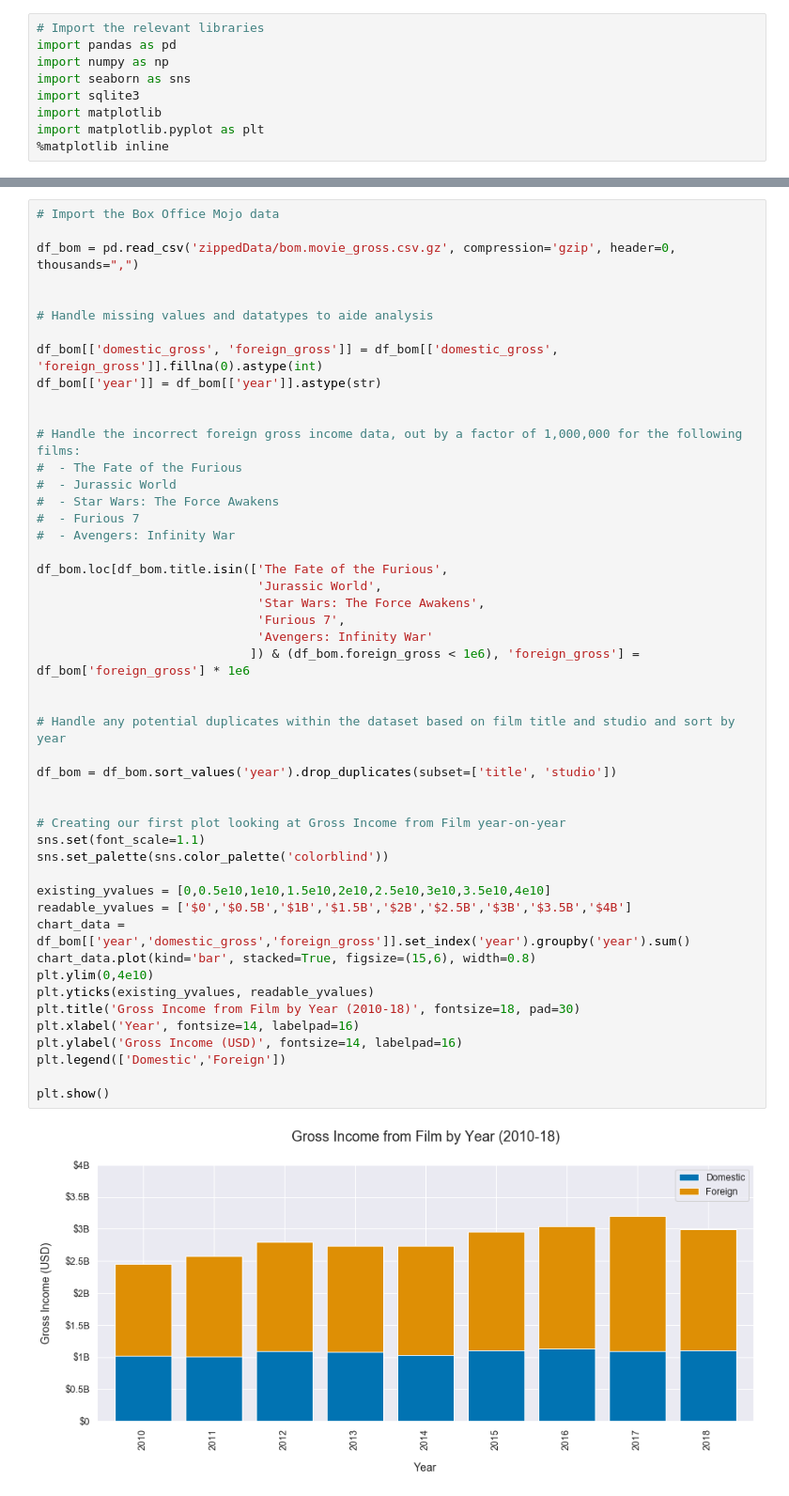
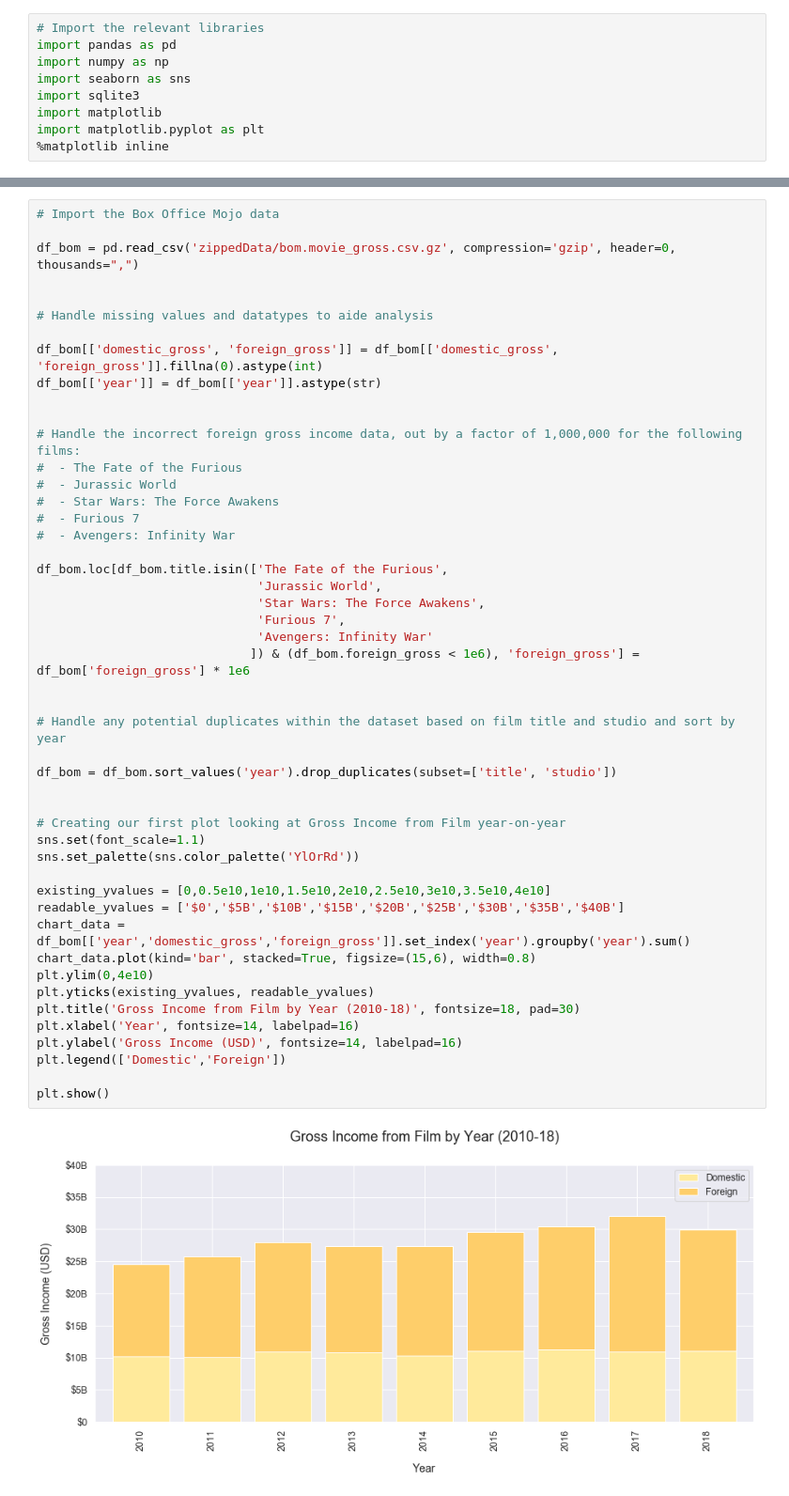
Before and after one commit to toopster/dsc-mod-1-project-v2-1-online-ds-sp-000, a Jupyter notebook: exploration.ipynb, the cells around one changed output, grey strips where cells are left out. Shown: that part at 94% size. Cells and saved outputs as stored; diff of their text form.

```diff
--- a/exploration.ipynb
+++ b/exploration.ipynb
@@ -55,34 +57,34 @@ df_bom[['year']] = df_bom[['year']].astype(str)
 #  - Avengers: Infinity War
 
 df_bom.loc[df_bom.title.isin(['The Fate of the Furious',
                               'Jurassic World',
                               'Star Wars: The Force Awakens',
                               'Furious 7',
                               'Avengers: Infinity War'
                              ]) & (df_bom.foreign_gross < 1e6), 'foreign_gross'] = df_bom['foreign_gross'] * 1e6
 
 
 # Handle any potential duplicates within the dataset based on film title and studio and sort by year
 
 df_bom = df_bom.sort_values('year').drop_duplicates(subset=['title', 'studio'])
 
 
 # Creating our first plot looking at Gross Income from Film year-on-year
 sns.set(font_scale=1.1)
-sns.set_palette(sns.color_palette('colorblind'))
+sns.set_palette(sns.color_palette('YlOrRd'))
 
 existing_yvalues = [0,0.5e10,1e10,1.5e10,2e10,2.5e10,3e10,3.5e10,4e10]
-readable_yvalues = ['$0','$0.5B','$1B','$1.5B','$2B','$2.5B','$3B','$3.5B','$4B']
+readable_yvalues = ['$0','$5B','$10B','$15B','$20B','$25B','$30B','$35B','$40B']
 chart_data = df_bom[['year','domestic_gross','foreign_gross']].set_index('year').groupby('year').sum()
 chart_data.plot(kind='bar', stacked=True, figsize=(15,6), width=0.8)
 plt.ylim(0,4e10)
 plt.yticks(existing_yvalues, readable_yvalues)
 plt.title('Gross Income from Film by Year (2010-18)', fontsize=18, pad=30)
 plt.xlabel('Year', fontsize=14, labelpad=16)
 plt.ylabel('Gross Income (USD)', fontsize=14, labelpad=16)
 plt.legend(['Domestic','Foreign'])
 
 plt.show()
 # %% [output]
-[figure, old version]
+[figure, new version]
 # %% [markdown]
```
Also changed, not shown: parts of 6 cells of this notebook.
